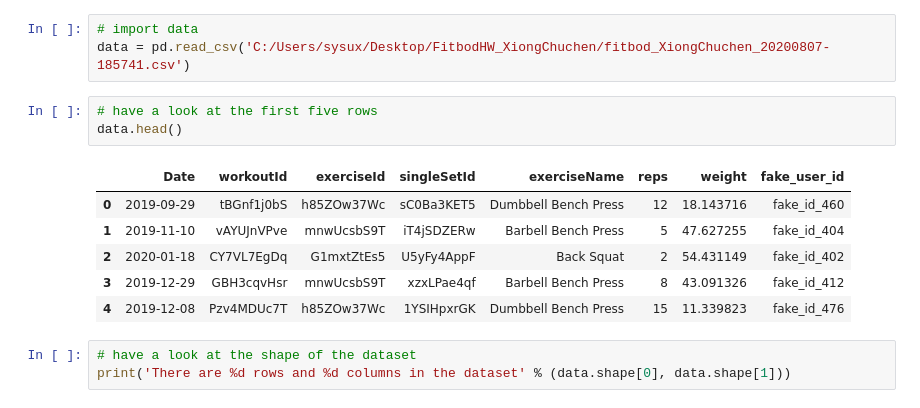
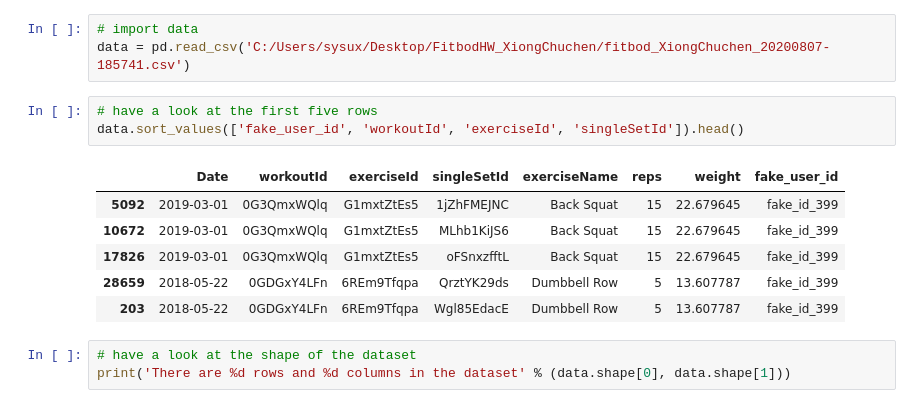
Before and after one commit to Xion6cc/Data-Exercises, a Jupyter notebook: Challenge.ipynb, the cells around one changed output. Cells and saved outputs as stored; diff of their text form.

```diff
--- a/Challenge.ipynb
+++ b/Challenge.ipynb
@@ -32,14 +40,14 @@ if not sys.warnoptions:
 data = pd.read_csv('C:/Users/sysux/Desktop/FitbodHW_XiongChuchen/fitbod_XiongChuchen_20200807-185741.csv')
 # %%
 # have a look at the first five rows
-data.head()
+data.sort_values(['fake_user_id', 'workoutId', 'exerciseId', 'singleSetId']).head()
 # %% [output]
 |  | Date | workoutId | exerciseId | singleSetId | exerciseName | reps | weight | fake_user_id |
-| 0 | 2019-09-29 | tBGnf1j0bS | h85ZOw37Wc | sC0Ba3KET5 | Dumbbell Bench Press | 12 | 18.143716 | fake_id_460 |
-| 1 | 2019-11-10 | vAYUJnVPve | mnwUcsbS9T | iT4jSDZERw | Barbell Bench Press | 5 | 47.627255 | fake_id_404 |
-| 2 | 2020-01-18 | CY7VL7EgDq | G1mxtZtEs5 | U5yFy4AppF | Back Squat | 2 | 54.431149 | fake_id_402 |
-| 3 | 2019-12-29 | GBH3cqvHsr | mnwUcsbS9T | xzxLPae4qf | Barbell Bench Press | 8 | 43.091326 | fake_id_412 |
-| 4 | 2019-12-08 | Pzv4MDUc7T | h85ZOw37Wc | 1YSIHpxrGK | Dumbbell Bench Press | 15 | 11.339823 | fake_id_476 |
+| 5092 | 2019-03-01 | 0G3QmxWQlq | G1mxtZtEs5 | 1jZhFMEJNC | Back Squat | 15 | 22.679645 | fake_id_399 |
+| 10672 | 2019-03-01 | 0G3QmxWQlq | G1mxtZtEs5 | MLhb1KiJS6 | Back Squat | 15 | 22.679645 | fake_id_399 |
+| 17826 | 2019-03-01 | 0G3QmxWQlq | G1mxtZtEs5 | oFSnxzfftL | Back Squat | 15 | 22.679645 | fake_id_399 |
+| 28659 | 2018-05-22 | 0GDGxY4LFn | 6REm9Tfqpa | QrztYK29ds | Dumbbell Row | 5 | 13.607787 | fake_id_399 |
+| 203 | 2018-05-22 | 0GDGxY4LFn | 6REm9Tfqpa | Wgl85EdacE | Dumbbell Row | 5 | 13.607787 | fake_id_399 |
 # %%
 # have a look at the shape of the dataset
 print('There are %d rows and %d columns in the dataset' % (data.shape[0], data.shape[1]))
```
Also changed, not shown: parts of 23 cells of this notebook.
